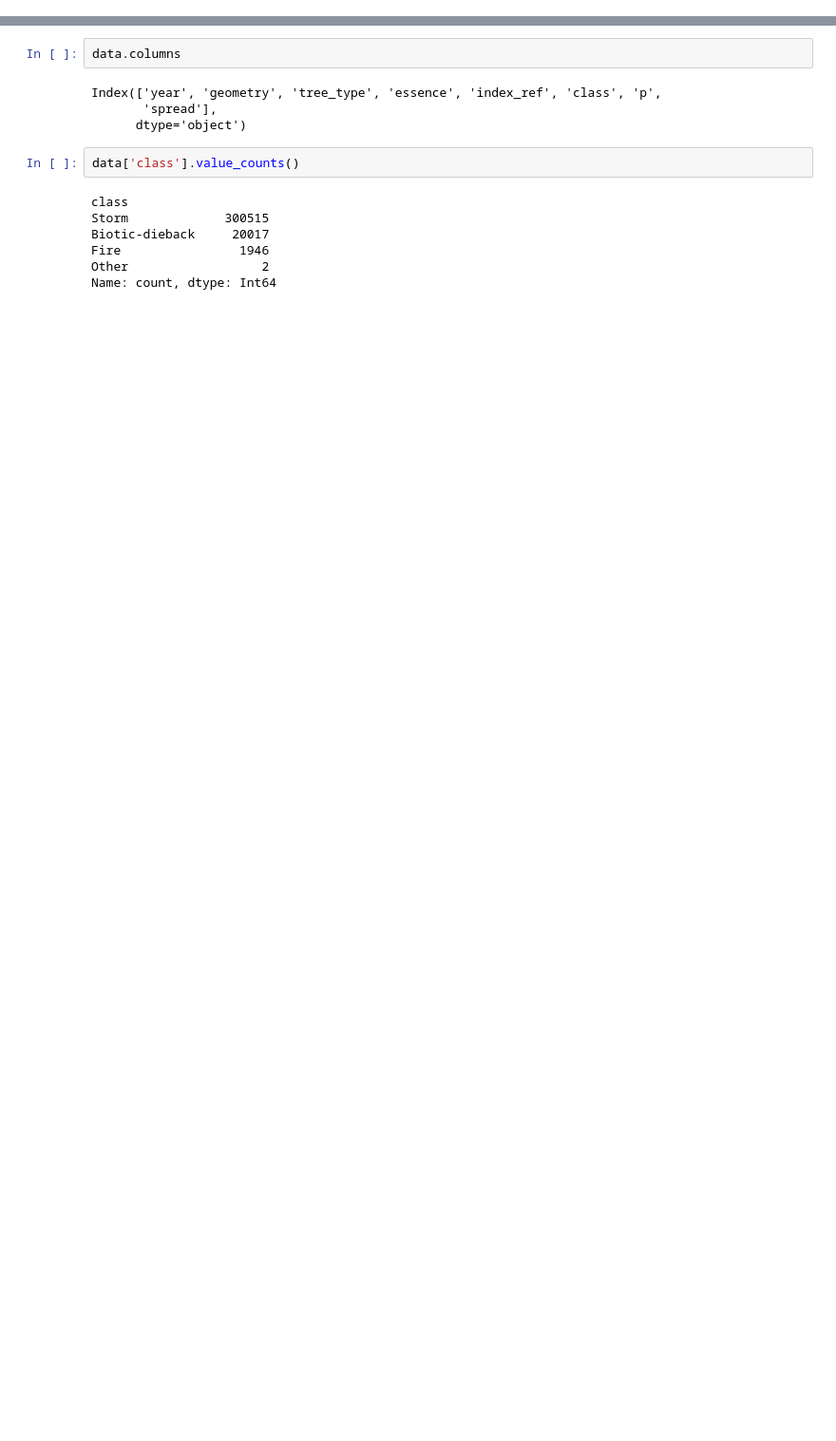
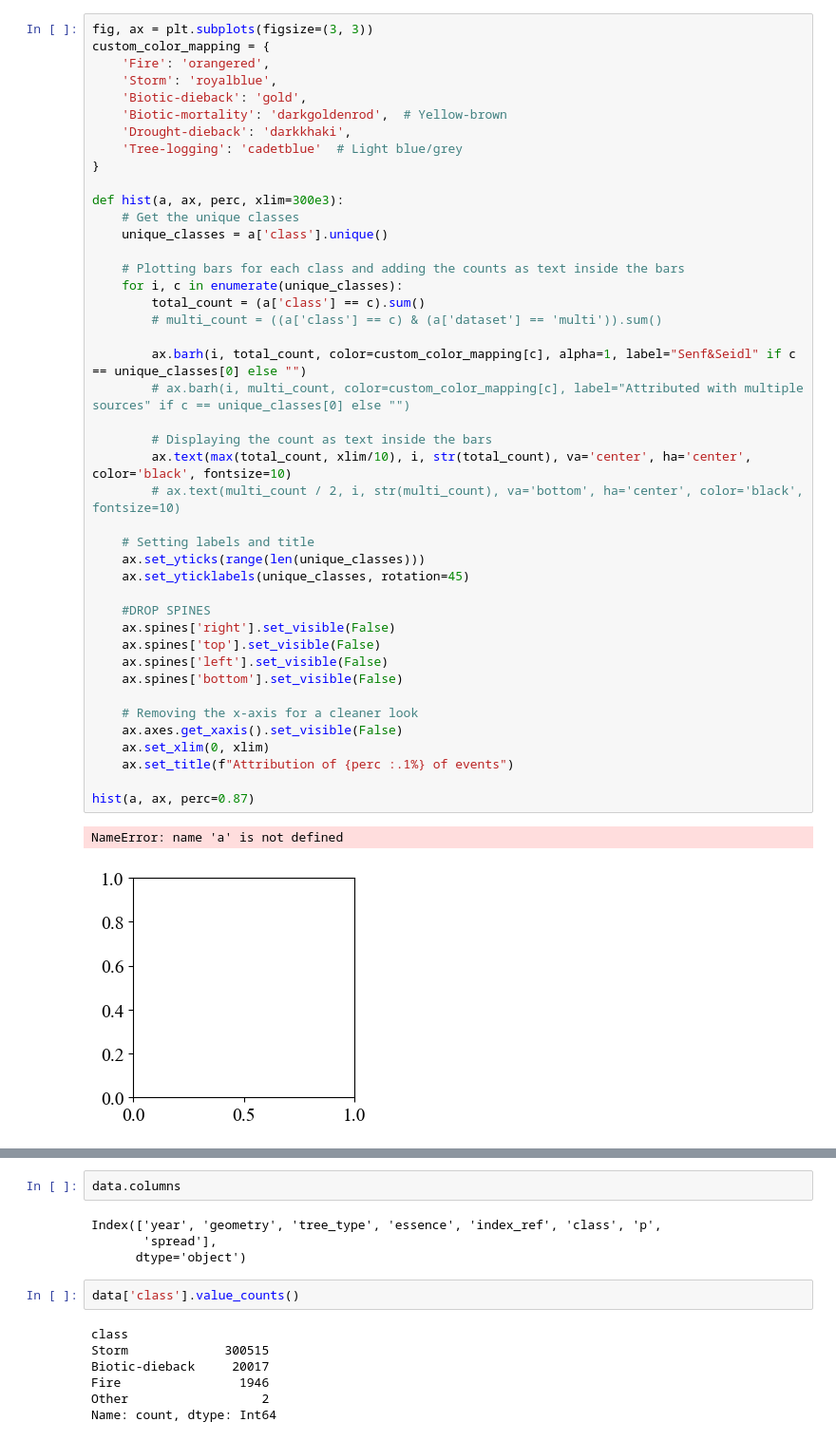
Before and after one commit to ArthurCalvi/Disturbance-Attribution-Dataset-Joining, a Jupyter notebook: visualisation/results.ipynb, the cells around one changed output, grey strips where cells are left out. Shown at 95% size. Drawn from its saved outputs; the diff is of its cells as text; blank space fills up the shorter version.

```diff
--- a/visualisation/results.ipynb
+++ b/visualisation/results.ipynb
@@ -13,0 +148,46 @@ a.to_csv('attribution_chatgpt.csv')
+# %%
+fig, ax = plt.subplots(figsize=(3, 3))
+custom_color_mapping = {
+    'Fire': 'orangered',
+    'Storm': 'royalblue',
+    'Biotic-dieback': 'gold',
+    'Biotic-mortality': 'darkgoldenrod',  # Yellow-brown
+    'Drought-dieback': 'darkkhaki',
+    'Tree-logging': 'cadetblue'  # Light blue/grey
+}
+
+def hist(a, ax, perc, xlim=300e3):
+    # Get the unique classes
+    unique_classes = a['class'].unique()
+
+    # Plotting bars for each class and adding the counts as text inside the bars
+    for i, c in enumerate(unique_classes):
+        total_count = (a['class'] == c).sum()
+        # multi_count = ((a['class'] == c) & (a['dataset'] == 'multi')).sum()
+
+        ax.barh(i, total_count, color=custom_color_mapping[c], alpha=1, label="Senf&Seidl" if c == unique_classes[0] else "")
+        # ax.barh(i, multi_count, color=custom_color_mapping[c], label="Attributed with multiple sources" if c == unique_classes[0] else "")
+
+        # Displaying the count as text inside the bars
+        ax.text(max(total_count, xlim/10), i, str(total_count), va='center', ha='center', color='black', fontsize=10)
+        # ax.text(multi_count / 2, i, str(multi_count), va='bottom', ha='center', color='black', fontsize=10)
+
+    # Setting labels and title
+    ax.set_yticks(range(len(unique_classes)))
+    ax.set_yticklabels(unique_classes, rotation=45)
+
+    #DROP SPINES
+    ax.spines['right'].set_visible(False)
+    ax.spines['top'].set_visible(False)
+    ax.spines['left'].set_visible(False)
+    ax.spines['bottom'].set_visible(False)
+
+    # Removing the x-axis for a cleaner look
+    ax.axes.get_xaxis().set_visible(False)
+    ax.set_xlim(0, xlim)
+    ax.set_title(f"Attribution of {perc :.1%} of events")
+
+hist(a, ax, perc=0.87)
+# %% [output]
+NameError: name 'a' is not defined
+[figure, added]
```
Also changed, not shown: parts of 16 cells of this notebook, 34 other files.
